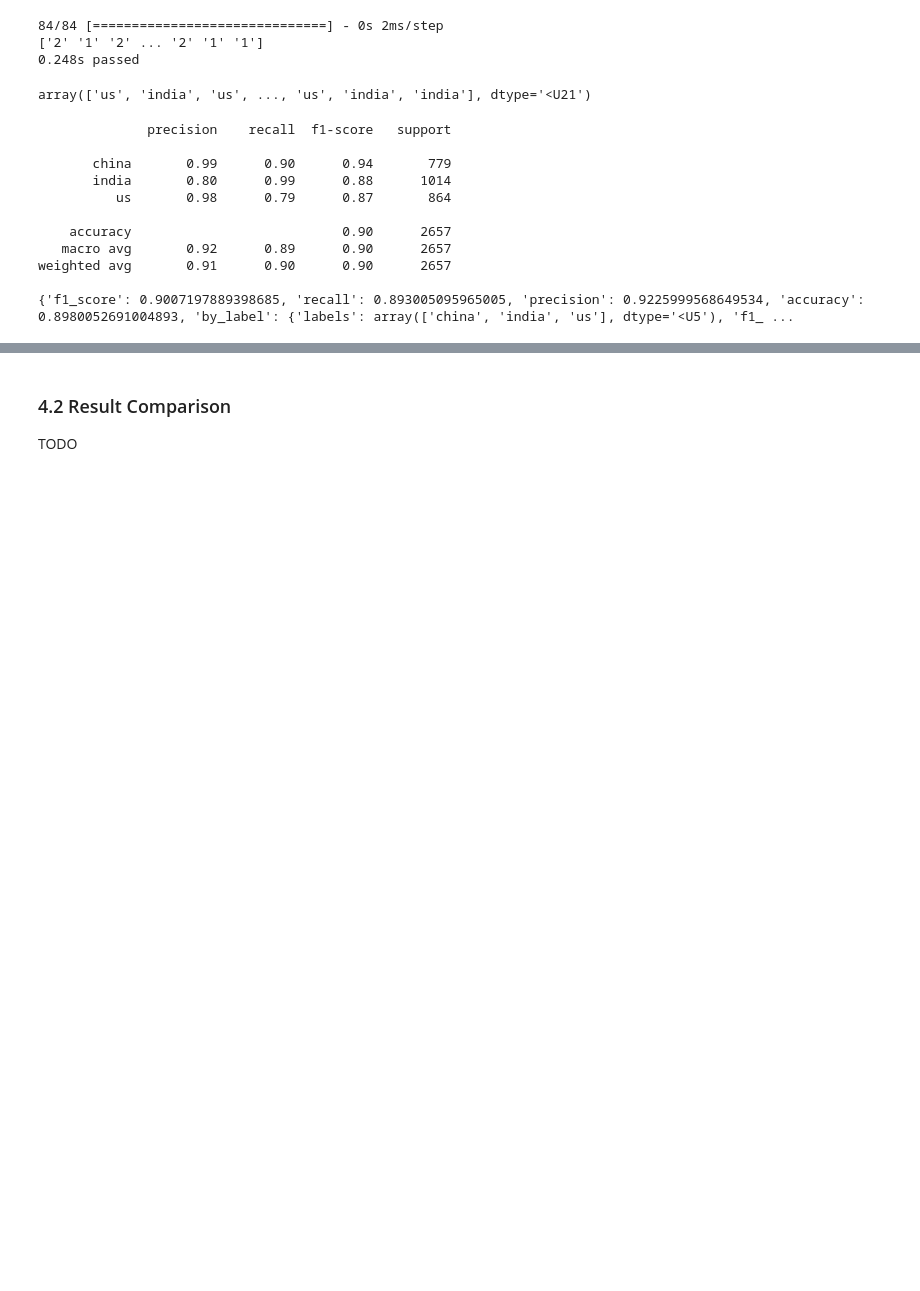
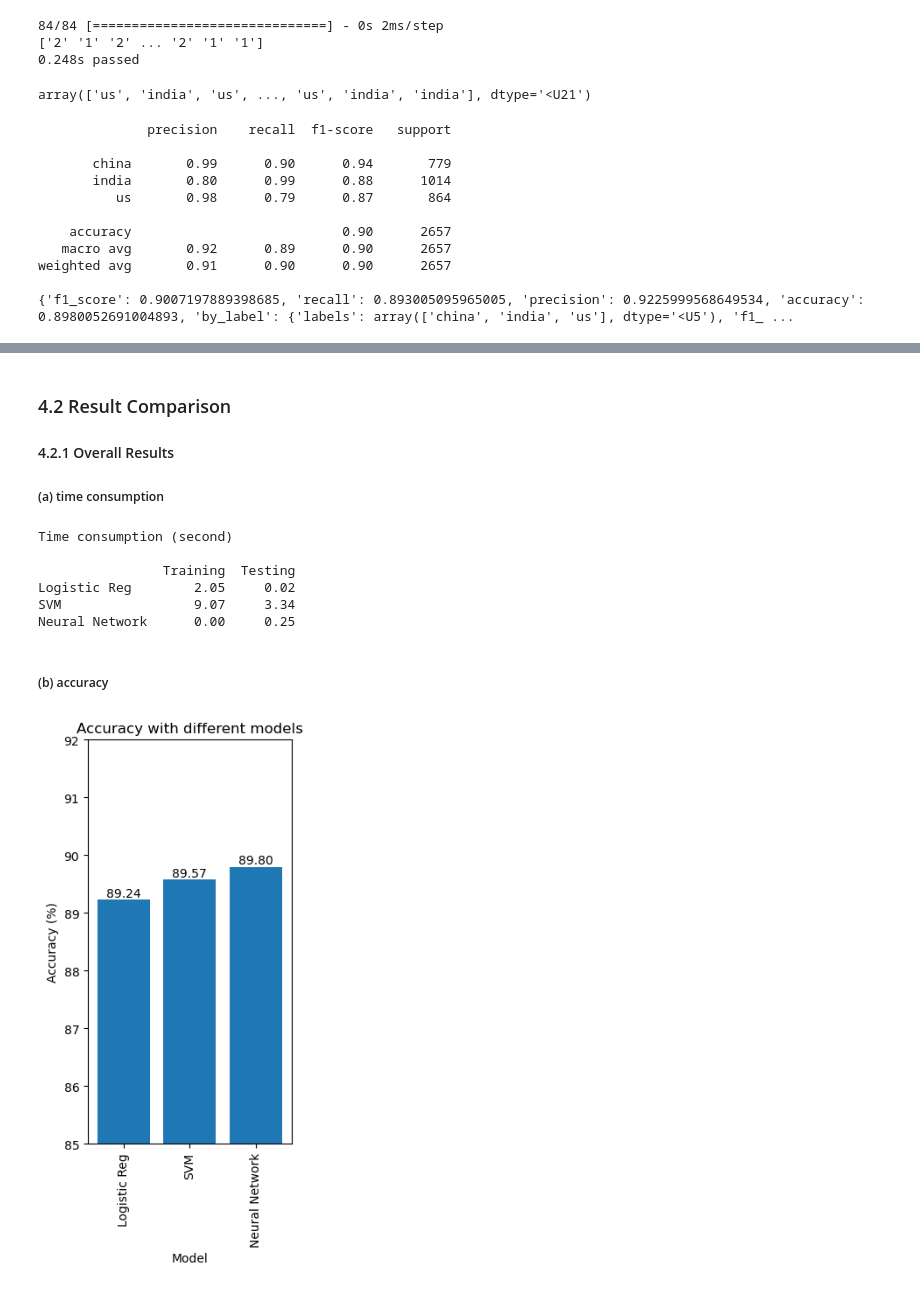
Before and after one commit to pzvol/CSNF301003GA, a Jupyter notebook: group_project/group_project.ipynb, the cells around one changed output, grey strips where cells are left out. Drawn from its saved outputs; the diff is of its cells as text; code cells hidden in the pictures; blank space fills up the shorter version.

Commit message:
Added result comparsion; code formatting

```diff
--- a/group_project/group_project.ipynb
+++ b/group_project/group_project.ipynb
@@ -650,4 +647,53 @@ weighted avg       0.91      0.90      0.90      2657
 # %% [markdown]
 ### 4.2 Result Comparison
 
-TODO
+#### 4.2.1 Overall Results
+
+##### (a) time consumption
+# %%
+time_stat = pd.DataFrame({
+    "Training": [
+        lr_train_time,
+        svm_train_time,
+        nn_train_time
+    ],
+    "Testing": [
+        lr_test_time,
+        svm_test_time,
+        nn_test_time
+    ]
+}, index=["Logistic Reg", "SVM", "Neural Network"])
+
+pd.options.display.float_format = '{:.2f}'.format
+
+print("Time consumption (second)")
+print()
+print(time_stat)
+# %% [output]
+Time consumption (second)
+
+                Training  Testing
+Logistic Reg        2.05     0.02
+SVM                 9.07     3.34
+Neural Network      0.00     0.25
+# %% [markdown]
+##### (b) accuracy
+# %%
+# Print the accuracy comparsion
+plt.figure(figsize=(3, 6))
+plt.bar_label(
+    plt.bar(
+        range(3),
+        [lr_results["accuracy"] * 100, svm_results["accuracy"] * 100, nn_results["accuracy"] * 100],
+        tick_label=["Logistic Reg", "SVM", "Neural Network"]
+    ),
+    fmt="%.2f"
+)
+plt.xlabel('Model')
+plt.xticks(rotation=90)
+plt.ylabel('Accuracy (%)')
+plt.ylim([85, 92])
+plt.title('Accuracy with different models')
+plt.show()
+# %% [output]
+[figure, added]
```
Also changed, not shown: parts of 46 cells of this notebook.
